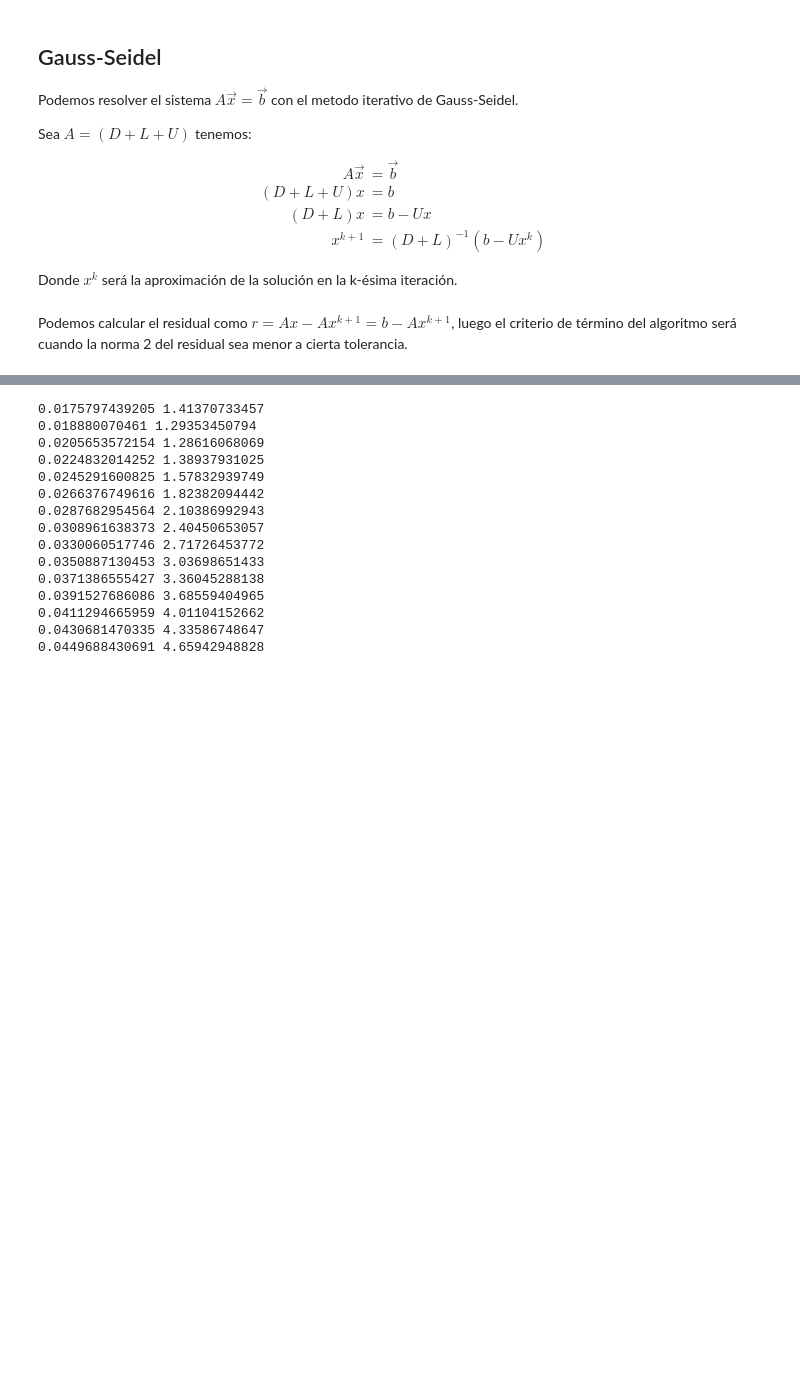
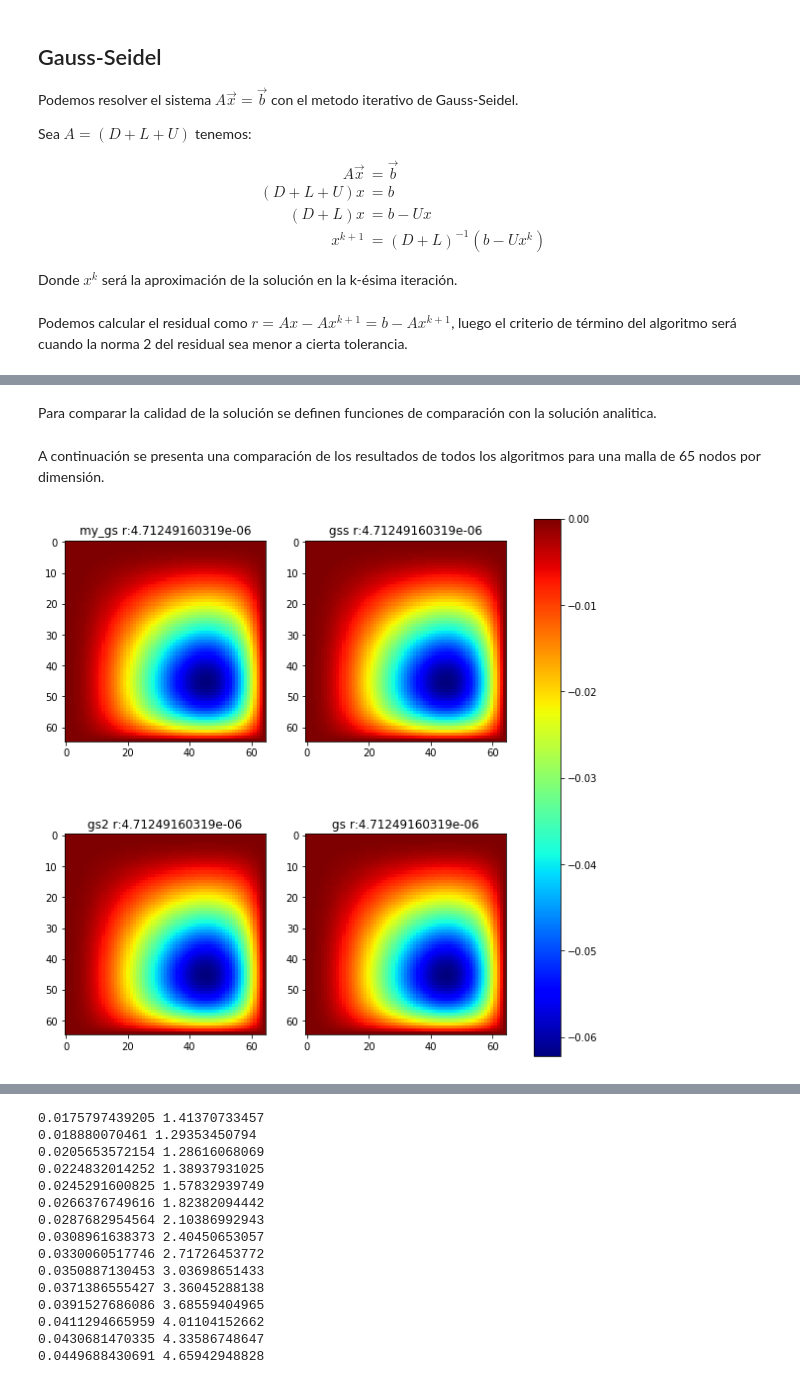
Before and after one commit to hvarg/IPM407, a Jupyter notebook: Proyecto 01.ipynb, the cells around one changed output, grey strips where cells are left out. Saved outputs shown, nothing was run; the diff lists cells and outputs as text; code cells hidden in the pictures; blank space fills up the shorter version.

```diff
--- a/Proyecto 01.ipynb
+++ b/Proyecto 01.ipynb
@@ -522,0 +405,11 @@ def get_err(A, X):
+# %% [markdown]
+Para comparar la calidad de la solución se definen funciones de comparación con la solución analitica.
+# %%
+def get_r(A, b, x):
+    """ Calcula el residual de una malla solución x.
+    Argumentos:
+        A -- Matriz laplaciana del problema Ax = b;
+        b -- Vector del lado derecho del problema.
+        x -- malla solución a probar.
+    Retorna: La norma dos del residual."""
+    return np.sqrt(np.sum((b - A.dot(x[1:-1,1:-1].flatten()))**2));
@@ -522,0 +424,24 @@ def get_err(A, X):
+# %% [markdown]
+A continuación se presenta una comparación de los resultados de todos los algoritmos para una malla de 65 nodos por dimensión.
+# %%
+z = 65;
+methods = [
+    ("gs",  mk_appr(infoGS[z]["gs"]["result"])),
+    ("gs2", mk_appr(infoGS[z]["gs2"]["result"])),
+    ("gss", mk_appr(infoGS[z]["gss"]["result"])),
+    ("my_gs", infoGS[z]["my_gs"]["result"])
+];
+
+A = get_A(z, sparse=True);
+b = get_b(z);
+
+fig, axes = plt.subplots(nrows=2, ncols=2, figsize=(10,10))
+for ax in axes.flat:
+    m, r = methods.pop();
+    im = ax.imshow(r, cmap="jet");
+    ax.set_title(m + " r:" + str(get_r(A, b, x)) );
+
+fig.colorbar(im, ax=axes.ravel().tolist());
+plt.show();
+# %% [output]
+[figure, added]
```
Also changed, not shown: parts of 62 cells of this notebook.
